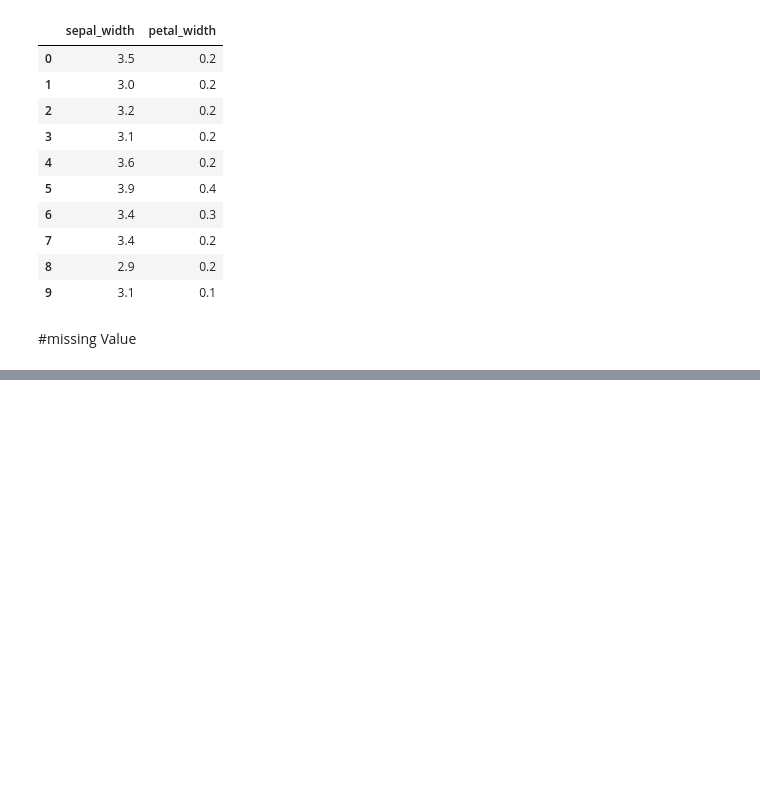
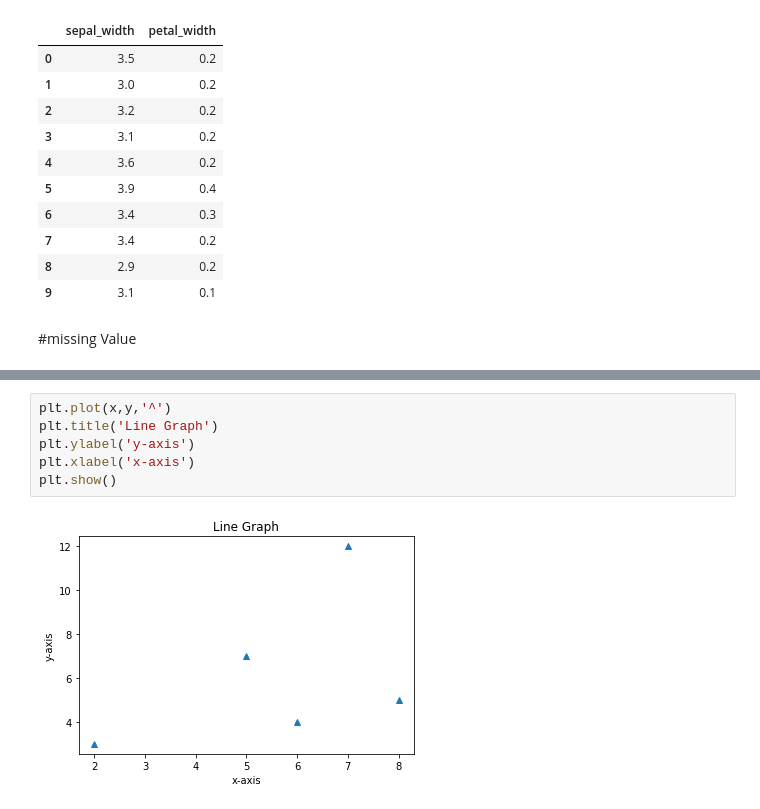
Before and after one commit to Rashvi/GFG_ML, a Jupyter notebook: GFGML.ipynb, the cells around one changed output, grey strips where cells are left out. Drawn from its saved outputs; the diff is of its cells as text; blank space fills up the shorter version.

```diff
--- a/GFGML.ipynb
+++ b/GFGML.ipynb
@@ -356,0 +515,8 @@ df.iloc[:10,[1,3]]
+# %%
+plt.plot(x,y,'^')
+plt.title('Line Graph')
+plt.ylabel('y-axis')
+plt.xlabel('x-axis')
+plt.show()
+# %% [output]
+[figure, added]
```
Also changed, not shown: parts of 50 cells of this notebook.
